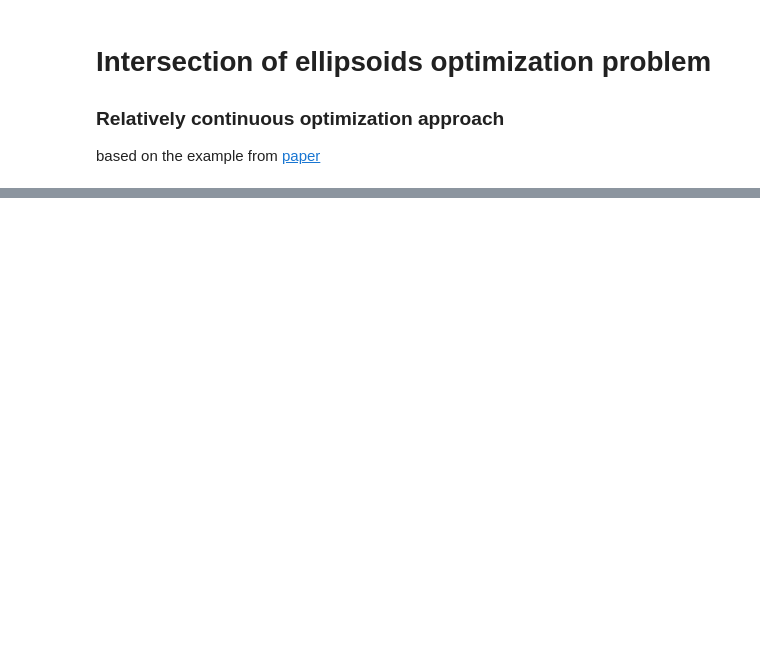
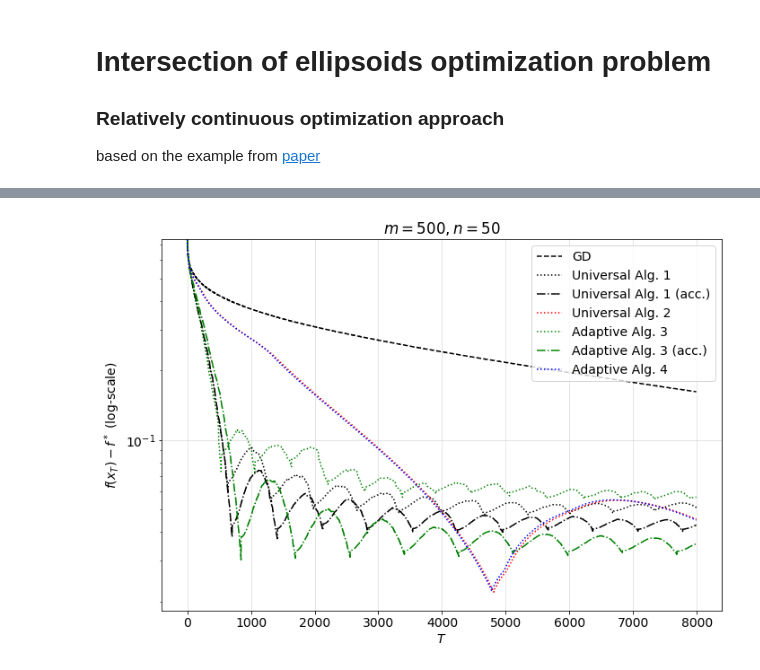
Before and after one commit to dmivilensky/Adaptive-relatively-smooth-optimization, a Jupyter notebook: mirror-descent-rel-continuous/iep.ipynb, the cells around one changed output, grey strips where cells are left out. Cells and saved outputs as stored; diff of their text form; code cells hidden in the pictures; blank space fills up the shorter version.

```diff
--- a/mirror-descent-rel-continuous/iep.ipynb
+++ b/mirror-descent-rel-continuous/iep.ipynb
@@ -268,6 +256,7 @@ def alg4(state, L=1, delta=1e-1, zeta=1.7, last=False):
 
     state['x_'] = x_.copy()
     state['L'].append(L)
+    state['delta'].append(delta)
 
     if 'S' in state:
         S = state['S'][-1]
@@ -309,0 +304,17 @@ f_opt = -1.
+# %%
+limit_T = min(
+    state_gd['f-all'].shape[0],
+    state_alg1['f-all'].shape[0],
+    state_alg2['f-all'].shape[0],
+    state_alg3['f-all'].shape[0],
+    state_alg3_adv['f-all'].shape[0],
+    state_alg4['f-all'].shape[0]
+)
+
+print('GD', state_gd['f-all'][limit_T-1])
+print('Universal Alg. 1', state_alg1['f-all'][limit_T-1])
+print('Universal Alg. 1 (acc.)', state_alg1_adv['f-all'][limit_T-1])
+print('Universal Alg. 2', state_alg2['f-all'][limit_T-1])
+print('Adaptive Alg. 3', state_alg3['f-all'][limit_T-1])
+print('Adaptive Alg. 3 (acc.)', state_alg3_adv['f-all'][limit_T-1])
+print('Adaptive Alg. 4', state_alg4['f-all'][limit_T-1])
@@ -310 +329,26 @@ f_opt = -1.
+# %%
+plt.figure(figsize=(10,7))
+plt.rcParams.update({'font.size': 14})
+
+plt.semilogy(state_gd['f-all'][:limit_T] - f_opt, 'k--', label='GD')
+plt.semilogy(state_alg1['f-all'][:limit_T] - f_opt, 'k:', label='Universal Alg. 1')
+plt.semilogy(state_alg1_adv['f-all'][:limit_T] - f_opt, 'k-.', label='Universal Alg. 1 (acc.)')
+plt.semilogy(state_alg2['f-all'][:limit_T] - f_opt, 'r:', label='Universal Alg. 2')
+plt.semilogy(state_alg3['f-all'][:limit_T] - f_opt, 'g:', label='Adaptive Alg. 3')
+plt.semilogy(state_alg3_adv['f-all'][:limit_T] - f_opt, 'g-.', label='Adaptive Alg. 3 (acc.)')
+plt.semilogy(state_alg4['f-all'][:limit_T] - f_opt, 'b:', label='Adaptive Alg. 4')
+
+plt.grid(alpha=0.4)
+plt.legend()
+
+plt.title(f'$m = {m}, n = {n}$')
+plt.ylabel('$f(x_T) - f^*$ (log-scale)')
+plt.ylim(top=state_gd['f-all'][1] - f_opt)
+plt.xlabel('$T$')
+
+plt.tight_layout()
+# plt.savefig('T_m=500,n=50.pdf')
+plt.show()
+# %% [output]
+[figure, added]
 # %%
```
Also changed, not shown: parts of 30 cells of this notebook, 8 other files.
